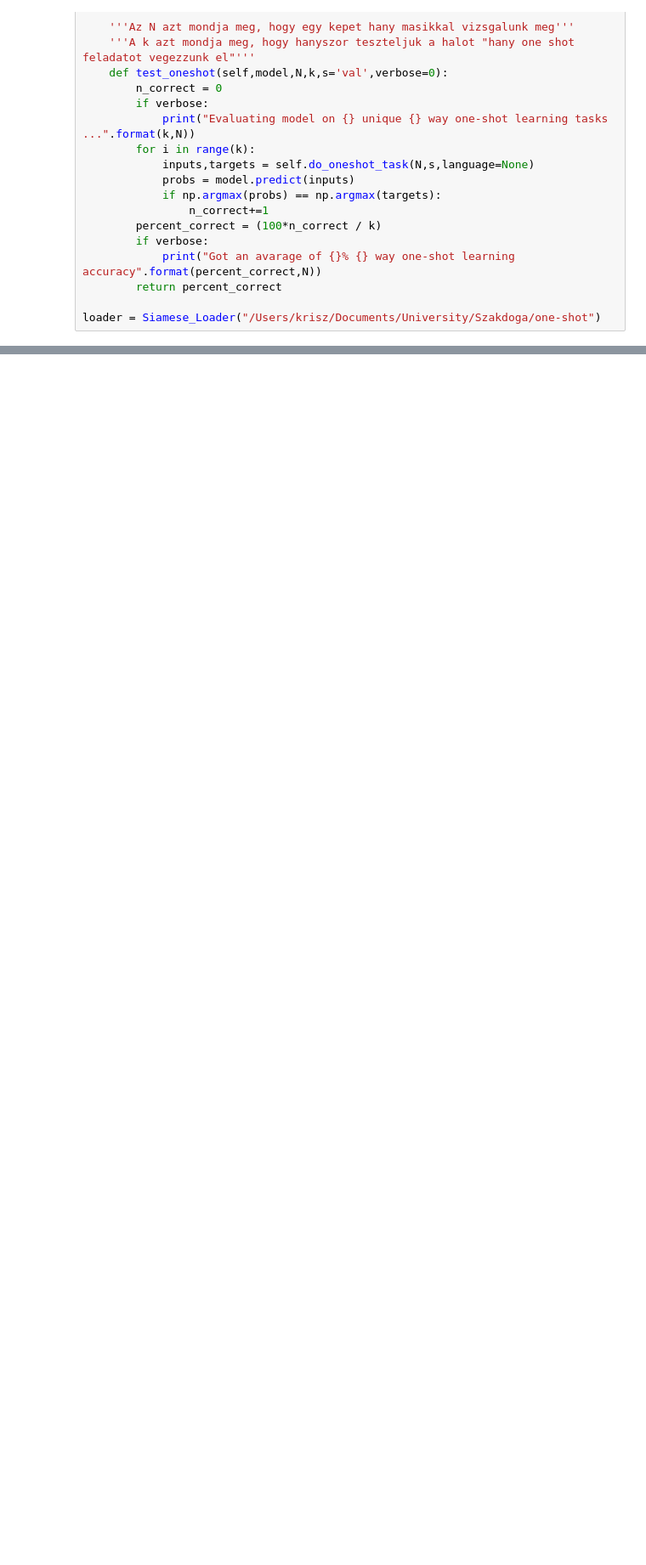
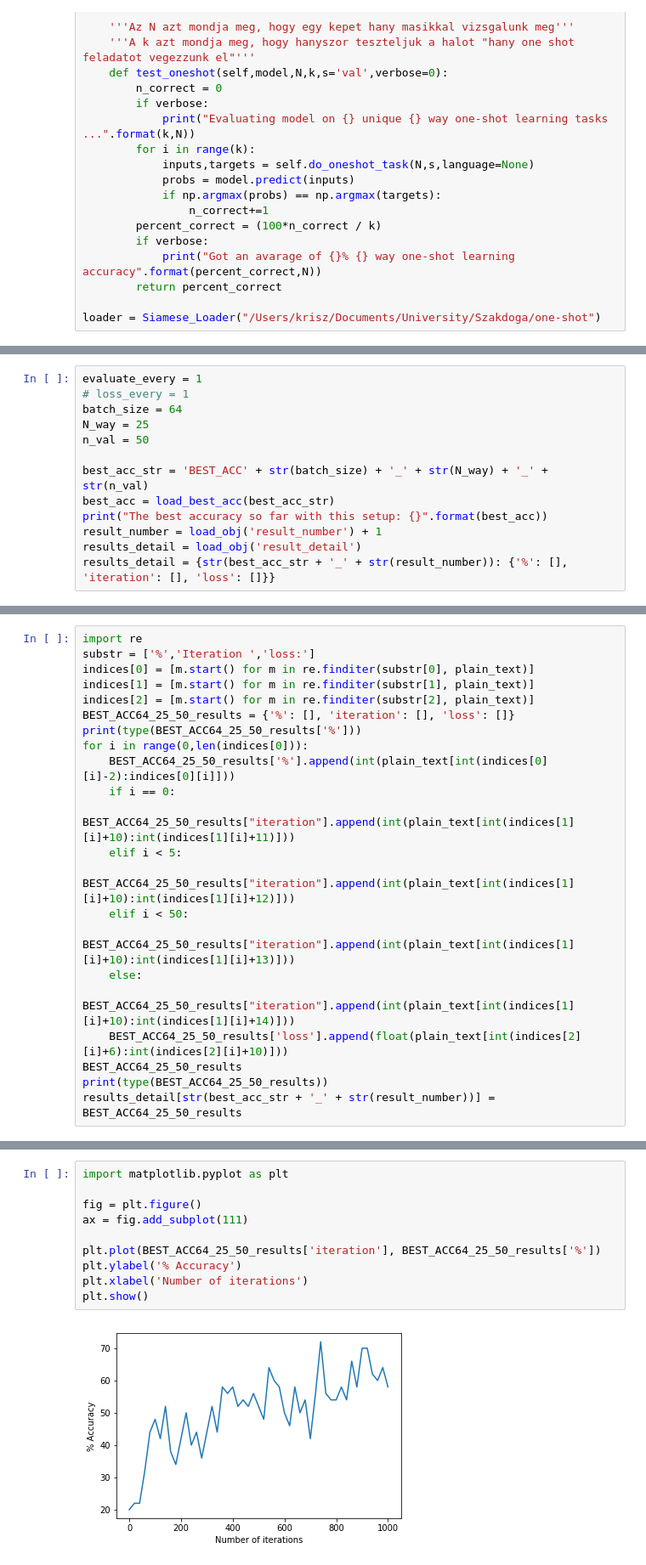
Before and after one commit to krisztianbenda/one-shot, a Jupyter notebook: Domesticated.ipynb, the cells around one changed output, grey strips where cells are left out. Shown at 85% size. Saved outputs shown, nothing was run; the diff lists cells and outputs as text; blank space fills up the shorter version.

```diff
--- a/Domesticated.ipynb
+++ b/Domesticated.ipynb
@@ -142,0 +173,13 @@ pairs,targets = loader.do_oneshot_task(25, "train",language="Anglo-Saxon_Futhorc
+# %%
+evaluate_every = 1
+# loss_every = 1
+batch_size = 64
+N_way = 25
+n_val = 50
+
+best_acc_str = 'BEST_ACC' + str(batch_size) + '_' + str(N_way) + '_' + str(n_val)
+best_acc = load_best_acc(best_acc_str)
+print("The best accuracy so far with this setup: {}".format(best_acc))
+result_number = load_obj('result_number') + 1
+results_detail = load_obj('result_detail')
+results_detail = {str(best_acc_str + '_' + str(result_number)): {'%': [], 'iteration': [], 'loss': []}}
@@ -185,0 +381,22 @@ BEST_ACC
+# %%
+import re
+substr = ['%','Iteration ','loss:']
+indices[0] = [m.start() for m in re.finditer(substr[0], plain_text)]
+indices[1] = [m.start() for m in re.finditer(substr[1], plain_text)]
+indices[2] = [m.start() for m in re.finditer(substr[2], plain_text)]
+BEST_ACC64_25_50_results = {'%': [], 'iteration': [], 'loss': []}
+print(type(BEST_ACC64_25_50_results['%']))
+for i in range(0,len(indices[0])):
+    BEST_ACC64_25_50_results['%'].append(int(plain_text[int(indices[0][i]-2):indices[0][i]]))
+    if i == 0:
+        BEST_ACC64_25_50_results["iteration"].append(int(plain_text[int(indices[1][i]+10):int(indices[1][i]+11)]))
+    elif i < 5:
+        BEST_ACC64_25_50_results["iteration"].append(int(plain_text[int(indices[1][i]+10):int(indices[1][i]+12)]))
+    elif i < 50:
+        BEST_ACC64_25_50_results["iteration"].append(int(plain_text[int(indices[1][i]+10):int(indices[1][i]+13)]))
+    else:
+        BEST_ACC64_25_50_results["iteration"].append(int(plain_text[int(indices[1][i]+10):int(indices[1][i]+14)]))
+    BEST_ACC64_25_50_results['loss'].append(float(plain_text[int(indices[2][i]+6):int(indices[2][i]+10)]))
+BEST_ACC64_25_50_results
+print(type(BEST_ACC64_25_50_results))
+results_detail[str(best_acc_str + '_' + str(result_number))] = BEST_ACC64_25_50_results
@@ -185,0 +413,12 @@ BEST_ACC
+# %%
+import matplotlib.pyplot as plt
+
+fig = plt.figure()
+ax = fig.add_subplot(111)
+
+plt.plot(BEST_ACC64_25_50_results['iteration'], BEST_ACC64_25_50_results['%'])
+plt.ylabel('% Accuracy')
+plt.xlabel('Number of iterations')
+plt.show()
+# %% [output]
+[figure, added]
```
Also changed, not shown: parts of 12 cells of this notebook.
